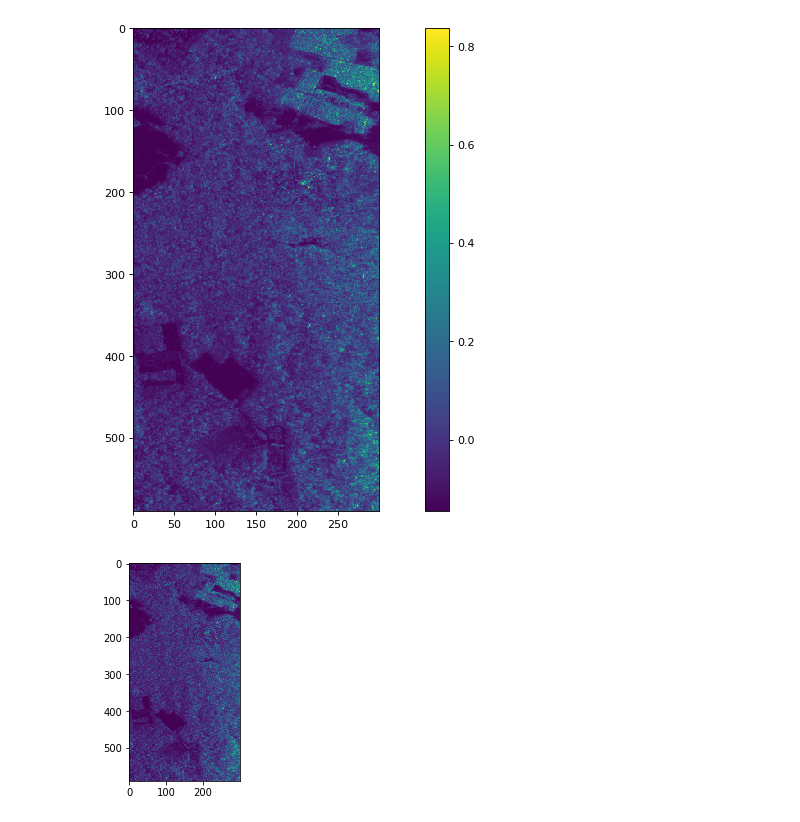
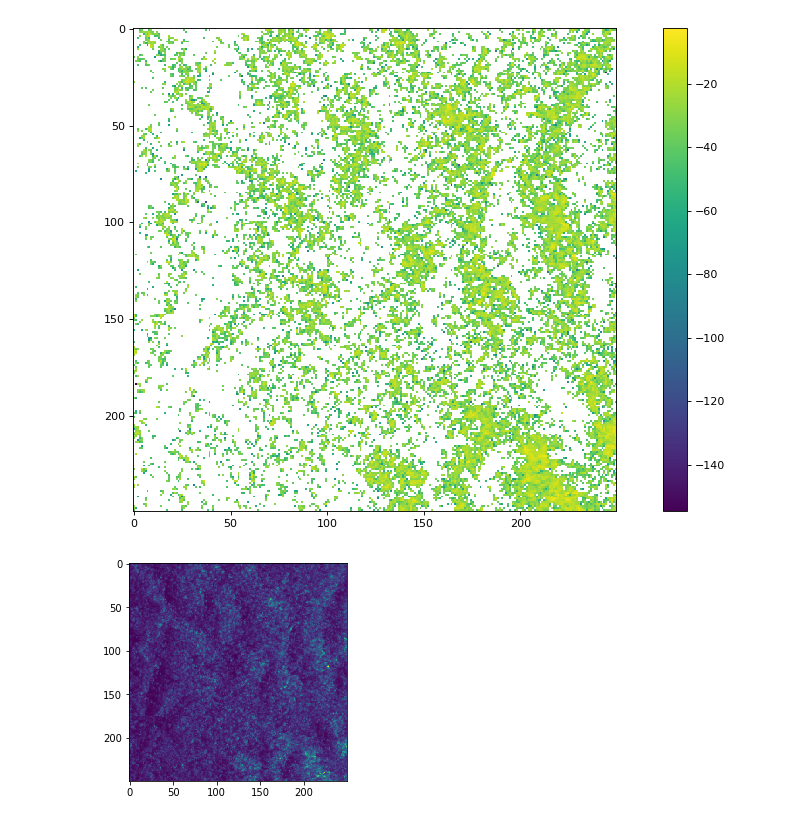
Before and after one commit to YamSok/CESBIO_BIOMASS, a Jupyter notebook: test.ipynb, the cells around one changed output. Cells and saved outputs as stored; diff of their text form; code cells hidden in the pictures.

```diff
--- a/test.ipynb
+++ b/test.ipynb
@@ -19,22 +22,28 @@ plt.show()
 # %%
 figure(num=None, figsize=(15, 8), dpi=80, facecolor='w', edgecolor='k')
-original = band2[10:600,700:1000]
-plt.imshow(original)
-template = original[175:220,150:250]
+original = band2[1000:1250,600:850]
+original2 = band1[1000:1250,600:850]
+plt.imshow(10*np.log(original))
+#plt.imshow(original2)
+
+template = original[50:200,50:200]
+template2 = original2[50:200,50:200]
+#plt.imshow(template2)
 plt.colorbar()
 plt.show()
 # %% [output]
-[figure, old version]
+[figure, new version]
 # %%
 from scipy import signal
 from scipy import misc
 # %%
 original -= original.mean()
 template -= template.mean()
+template2 -= template2.mean()
 
 plt.imshow(original)
 plt.show()
 #original = original + np.random.randn(*face.shape) * 50  # add noise
 # %% [output]
-[figure, old version]
+[figure, new version]
 # %%
```
Also changed, not shown: parts of 7 cells of this notebook.
